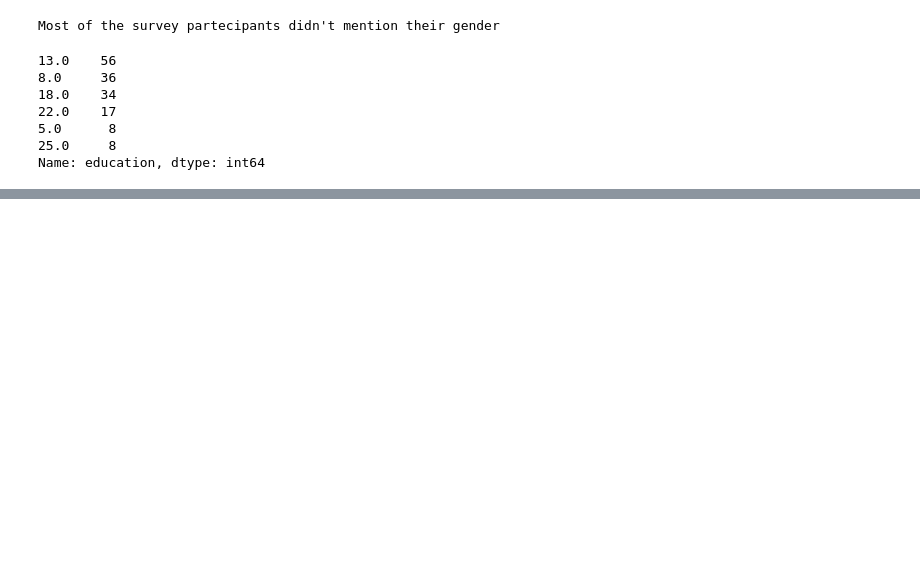
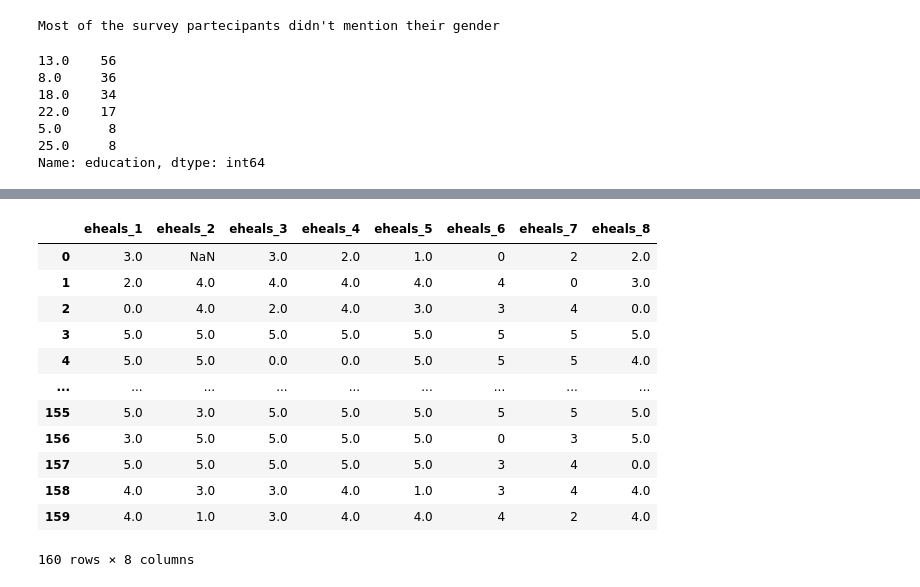
Before and after one commit to fede2500/E_healthProject, a Jupyter notebook: main/dataanalysis/expo.ipynb, the cells around one changed output, grey strips where cells are left out. Saved outputs shown, nothing was run; the diff lists cells and outputs as text; code cells hidden in the pictures; blank space fills up the shorter version.

```diff
--- a/main/dataanalysis/expo.ipynb
+++ b/main/dataanalysis/expo.ipynb
@@ -122,5 +199,19 @@ dtype: int64
 # %%
-# isolating the gad questionnaire
-gad = data.columns[14:21]
-
-gadata = data[gad]
+# isolating the eheals questionnaire
+eheals = data.columns[21:29]
+eheals = data[eheals]
+eheals
+# %% [output]
+|  | eheals_1 | eheals_2 | eheals_3 | eheals_4 | eheals_5 | eheals_6 | eheals_7 | eheals_8 |
+| 0 | 3.0 | NaN | 3.0 | 2.0 | 1.0 | 0 | 2 | 2.0 |
+| 1 | 2.0 | 4.0 | 4.0 | 4.0 | 4.0 | 4 | 0 | 3.0 |
+| 2 | 0.0 | 4.0 | 2.0 | 4.0 | 3.0 | 3 | 4 | 0.0 |
+| 3 | 5.0 | 5.0 | 5.0 | 5.0 | 5.0 | 5 | 5 | 5.0 |
+| 4 | 5.0 | 5.0 | 0.0 | 0.0 | 5.0 | 5 | 5 | 4.0 |
+| ... | ... | ... | ... | ... | ... | ... | ... | ... |
+| 155 | 5.0 | 3.0 | 5.0 | 5.0 | 5.0 | 5 | 5 | 5.0 |
+| 156 | 3.0 | 5.0 | 5.0 | 5.0 | 5.0 | 0 | 3 | 5.0 |
+| 157 | 5.0 | 5.0 | 5.0 | 5.0 | 5.0 | 3 | 4 | 0.0 |
+| 158 | 4.0 | 3.0 | 3.0 | 4.0 | 1.0 | 3 | 4 | 4.0 |
+| 159 | 4.0 | 1.0 | 3.0 | 4.0 | 4.0 | 4 | 2 | 4.0 |
+160 rows × 8 columns
```
Also changed, not shown: parts of 12 cells of this notebook.
